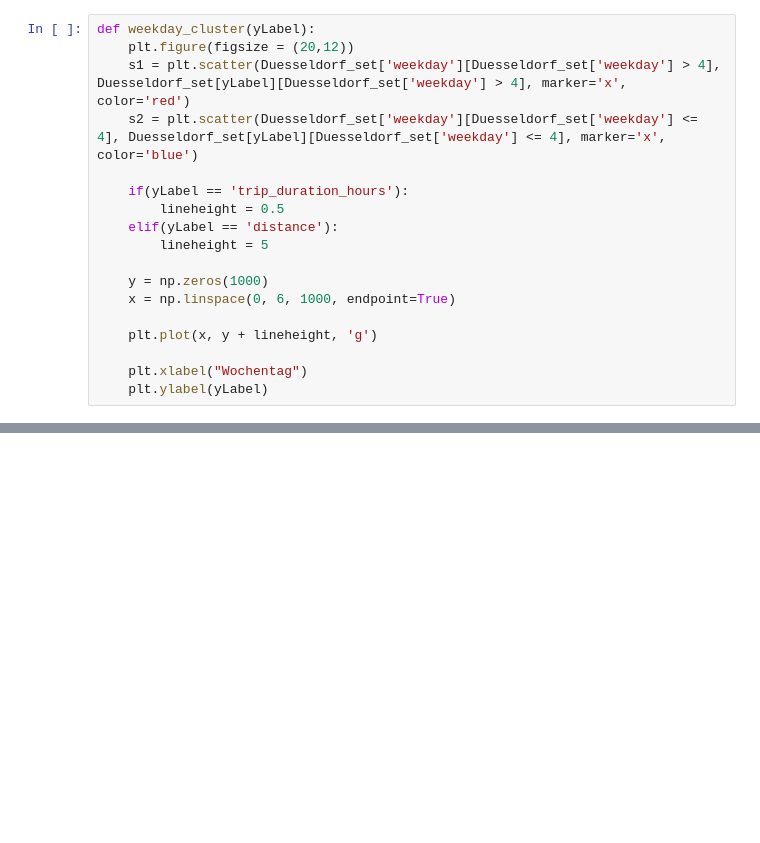
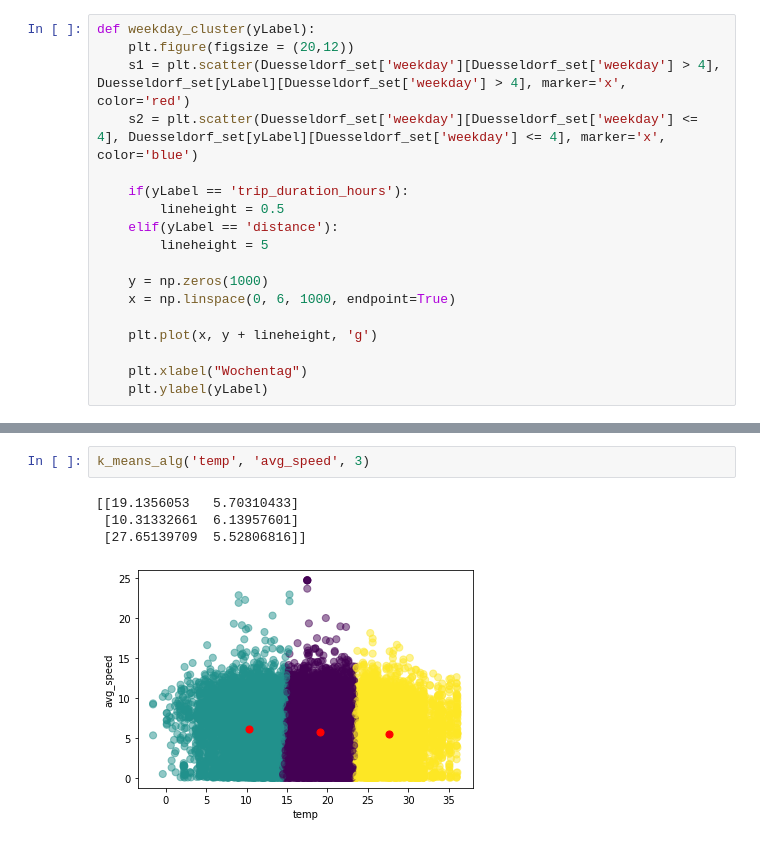
Before and after one commit to Polifka/eagle_gang, a Jupyter notebook: clustering.ipynb, the cells around one changed output, grey strips where cells are left out. Cells and saved outputs as stored; diff of their text form; blank space fills up the shorter version.

```diff
--- a/clustering.ipynb
+++ b/clustering.ipynb
@@ -88,0 +163,7 @@ weekday_cluster('distance')
+# %%
+k_means_alg('temp', 'avg_speed', 3)
+# %% [output]
+[[19.1356053   5.70310433]
+ [10.31332661  6.13957601]
+ [27.65139709  5.52806816]]
+[figure, added]
```
Also changed, not shown: parts of 22 cells of this notebook, 5 other files.
